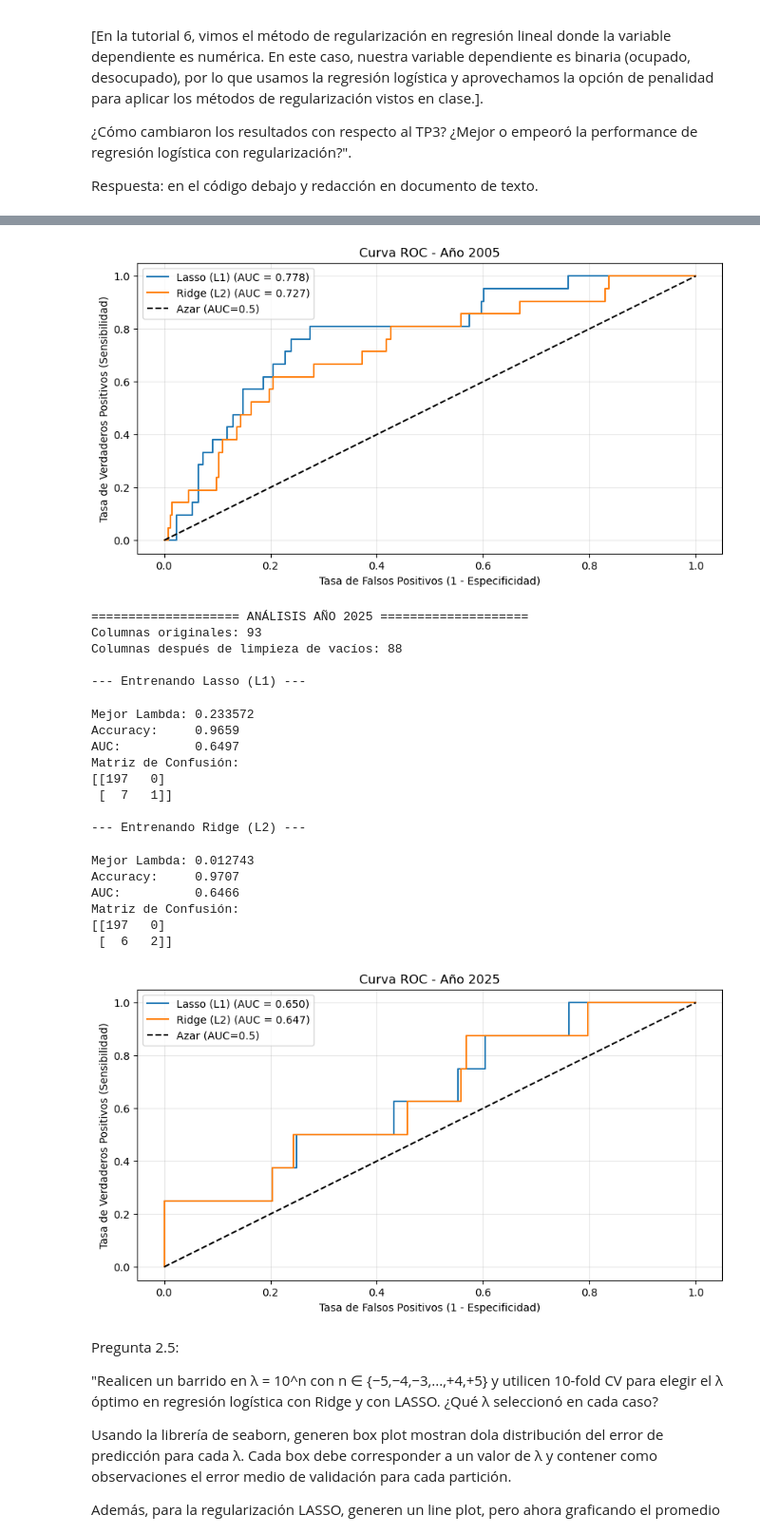
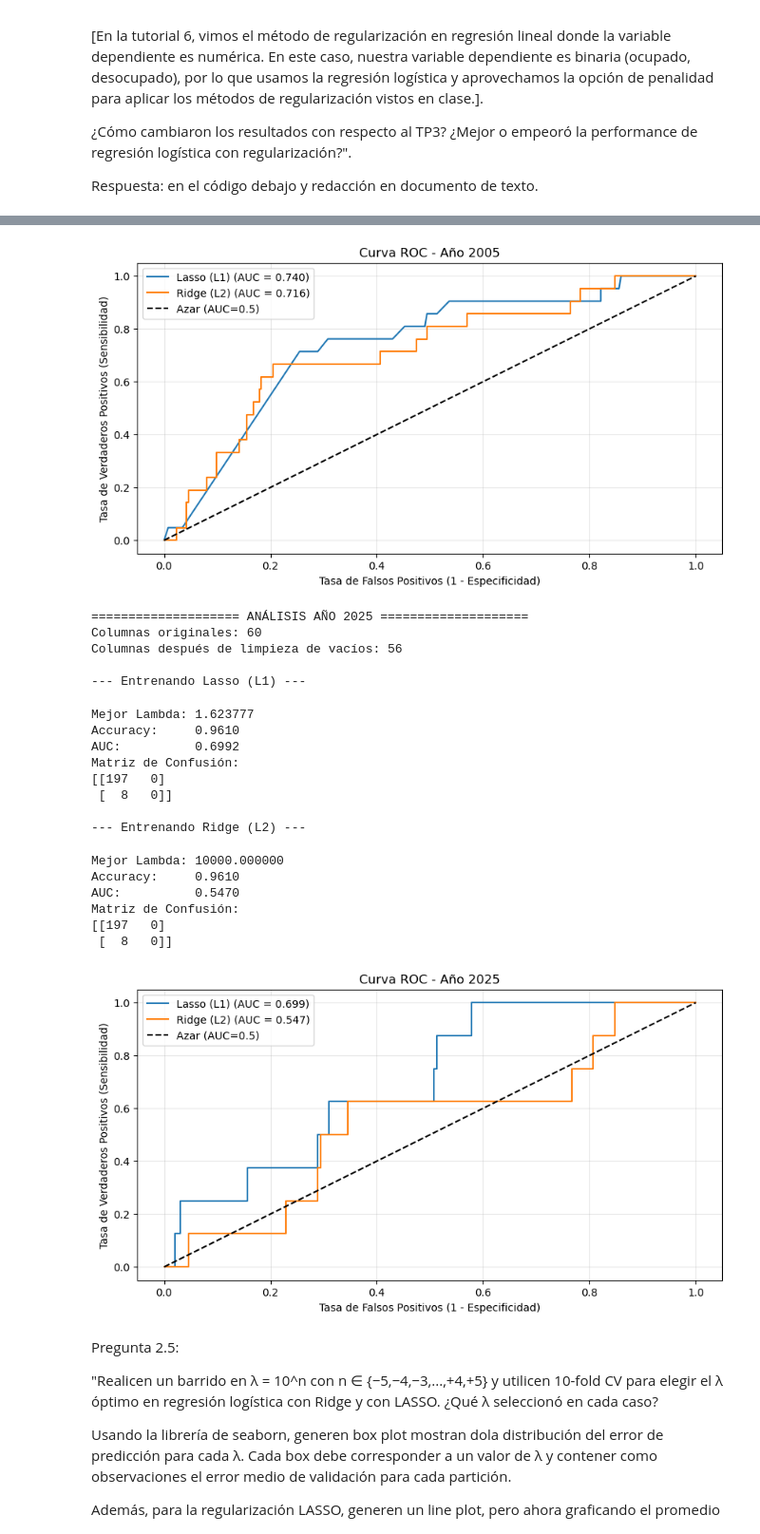
Before and after one commit to FAgustinAcosta/TPs_BigData2025, a Jupyter notebook: TP4/TP4_Parte2.ipynb, the cells around one changed output, grey strips where cells are left out. Shown at 95% size. Drawn from its saved outputs; the diff is of its cells as text; code cells hidden in the pictures.

```diff
--- a/TP4/TP4_Parte2.ipynb
+++ b/TP4/TP4_Parte2.ipynb
@@ -116,6 +116,18 @@ for anio in [2005, 2025]:
     y = df_anio['desocupado']
 
     # c) Definimos la Matriz X
+    # Identificamos columnas que terminan en _x (producto del merge)
+    cols_x = [c for c in df_anio.columns if c.endswith('_x')]
+    for col_x in cols_x:
+        root = col_x[:-2] # Quitamos el '_x' para obtener el nombre base (ej: REGION)
+        col_y = root + '_y'
+        # Si existe su par _y, unificamos
+        if col_y in df_anio.columns:
+            # Borramos la columna _y
+            df_anio.drop(columns=[col_y], inplace=True)
+            # Renombramos la _x al nombre original (sin sufijo)
+            df_anio.rename(columns={col_x: root}, inplace=True)
+            # (Opcional) print(f"   -> Unificando {root}_x y {root}_y en {root}")
     # Se debe sacar 'ESTADO' (porque es la dependiente) y cualquier otra variable que NO deba ser predictora (ej. CAT_OCUP, EMPLEO, CODUSU, PONDERA, etc.).
     vars_a_sacar = [
         'desocupado', 'ESTADO',               # Asociación directa a la respuesta (¡Data Leakage!)
@@ -140,7 +152,7 @@ for anio in [2005, 2025]:
         'PP10A', 'PP10B1', 'PP10B2',          # Búsqueda de empleo para desocupados
         'PP10B3', 'PP10B4', 'PP10B5', 'PP10B6', 'PP10B7', 'PP10B8', 'PP10B9', 'PP10B10', 'PP10C', 'PP10D', 'PP10E',
         'PP11A', 'PP11B_COD', 'PP11B_CAES',   # Última oocupación/changa de desocupados
-        'PP11B1', 'PP1B2_MES', 'PP11B2_ANO', 'PP11B2_DIA', 'PP11C', 'PP11C99', 'PP11D_COD', 'PP11G_ANO', 'PP11G_MES', 'PP11G_DIA', 'PP11L', 'PP11L2', 'PP11M', 'PP11N', 'PP11O', 'PP11P', 'PP11Q', 'PP11R', 'PP11S', 'PP11T',
+        'PP11B1', 'PP11B2_MES', 'PP11B2_ANO', 'PP11B2_DIA', 'PP11C', 'PP11C99', 'PP11D_COD', 'PP11G_ANO', 'PP11G_MES', 'PP11G_DIA', 'PP11L', 'PP11L2', 'PP11M', 'PP11N', 'PP11O', 'PP11P', 'PP11Q', 'PP11R', 'PP11S', 'PP11T',
         'P21', 'DECOCUR', 'IDECOCUR',         # Ingreso de ocupación principal
         'RDECOCUR', 'GDECOCUR', 'PDECOCUR', 'ADECOCUR',
         'TOT_P12',                            # Ingreso otras ocupaciones
@@ -149,8 +161,9 @@ for anio in [2005, 2025]:
         'V2_01_M', 'V2_02_M', 'V2_03_M',      # Montos de ingresos no laborales (eliminamos estas
         'V3_M', 'V4_M', 'V5_01_M', 'V5_02_M', # pero dejamos el monto total de ing. no lab. y las
         'V5_03_M', 'V8_M', 'V9_M', 'V10_M',   # variables relevantes para el sostén del hogar de la
-        'V11_01_M', 'V11_02_M', 'V12_M',      # sección 'Estrategias del hogar')
-        'V18_M', 'V19_AM', 'V21_01_M', 'V22_01_M', 'V21_02_M', 'V22_02_M', 'V21_03_M', 'V22_03_M',
+        'V11M', 'V11_01_M', 'V11_02_M',       # sección 'Estrategias del hogar')
+        'V12_M', 'V18_M', 'V19_AM', 'V21_M', 'V21_01_M', 'V22_01_M', 'V21_02_M', 'V22_02_M', 'V21_03_M', 'V22_03_M',
+        'V1', 'V2', 'V21', 'V22', 'V3', 'V4', # Modos de sostén del hogar directamente vinculados a un esatado ocupado o desocupado.
         'PJ1_1', 'PJ2_1', 'PJ3_1',            # Variables del Plan Jefas y Jefes de Hogar que dejaron de ser relevantes
         'CODUSU', 'NRO_HOGAR',                # Identificadores
         'COMPONENTE', 'H15',                  # Identificadores intra-hogar
@@ -158,6 +171,7 @@ for anio in [2005, 2025]:
         'PONDIH', 'PONDERA_IND', 'PONDERA_HOG',
         'IMPUTA', 'IDIMPH', 'IDIMPP',         # Indicadores de casos imputados
         'TRIMESTRE', 'REGION',                # Indicadores de trimestre y región (ya estamos usando solo un trimestre y una región)
+        'REALIZADA',                          # Indicadora de si se realizó la entrevista
         'MAS_500', 'AGLOMERADO',              # Indicadores de aglomerado (ya estamos filtrando por uno solo)
         'ANO4'                                # El año ya está fijo en el bucle
     ]
@@ -249,22 +263,22 @@ for anio in [2005, 2025]:
     ## Limpieza
     # Eliminar columnas que sean puramente NaN (vacías)
     # axis=1 (columnas), how='all' (si todos son NaN, borrar)
-    X_train_clean1 = X_train_raw.dropna(axis=1, how='all')
+    X_train_clean = X_train_raw.dropna(axis=1, how='all')
     # Alineamos el Test (nos quedamos con las mismas col que sobrevivieron en Train)
-    cols_validas = X_train_clean1.columns
-    X_test_clean1 = X_test_raw[cols_validas]
+    cols_validas = X_train_clean.columns
+    X_test_clean = X_test_raw[cols_validas]
     # Hacemos esto ya que estamos buscando la predicción y evaluar qué tan bueno es el modelo
 
-    print(f"Columnas después de limpieza de vacíos: {X_train_clean1.shape[1]}")
+    print(f"Columnas después de limpieza de vacíos: {X_train_clean.shape[1]}")
 
     ## Imputación
     # Usamos la mediana porque es robusta a valores extremos (como ingresos muy altos)
     imputer = SimpleImputer(strategy='median')
     # Usamos DataFrame para no perder nombres de columnas (útil para Lasso)
     # Aprendemos la mediana del Train y rellenamos huecos
-    X_train_imp = pd.DataFrame(imputer.fit_transform(X_train_clean1), columns=cols_validas)
+    X_train_imp = pd.DataFrame(imputer.fit_transform(X_train_clean), columns=cols_validas)
     # Rellenamos el Test con la mediana del Train (nunca miramos Test para el cálculo)
-    X_test_imp = pd.DataFrame(imputer.transform(X_test_clean1), columns=cols_validas)
+    X_test_imp = pd.DataFrame(imputer.transform(X_test_clean), columns=cols_validas)
 
     # 3. Estandarización (Fundamental para Regularización)
     # Se fitea solo en Train para no filtrar información al Test
@@ -350,24 +364,24 @@ Matriz de Confusión:
-[figure, old version]
+[figure, new version]
 ==================== ANÁLISIS AÑO 2025 ====================
-Columnas originales: 93
-Columnas después de limpieza de vacíos: 88
+Columnas originales: 60
+Columnas después de limpieza de vacíos: 56
 
 --- Entrenando Lasso (L1) ---
-Mejor Lambda: 0.233572
-Accuracy:     0.9659
-AUC:          0.6497
+Mejor Lambda: 1.623777
+Accuracy:     0.9610
+AUC:          0.6992
 Matriz de Confusión:
 [[197   0]
- [  7   1]]
+ [  8   0]]
 
 --- Entrenando Ridge (L2) ---
-Mejor Lambda: 0.012743
-Accuracy:     0.9707
-AUC:          0.6466
+Mejor Lambda: 10000.000000
+Accuracy:     0.9610
+AUC:          0.5470
 Matriz de Confusión:
 [[197   0]
- [  6   2]]
+ [  8   0]]
-[figure, old version]
+[figure, new version]
 # %% [markdown]
 Pregunta 2.5:
 
```
Also changed, not shown: parts of 4 cells of this notebook, 6 other files.
